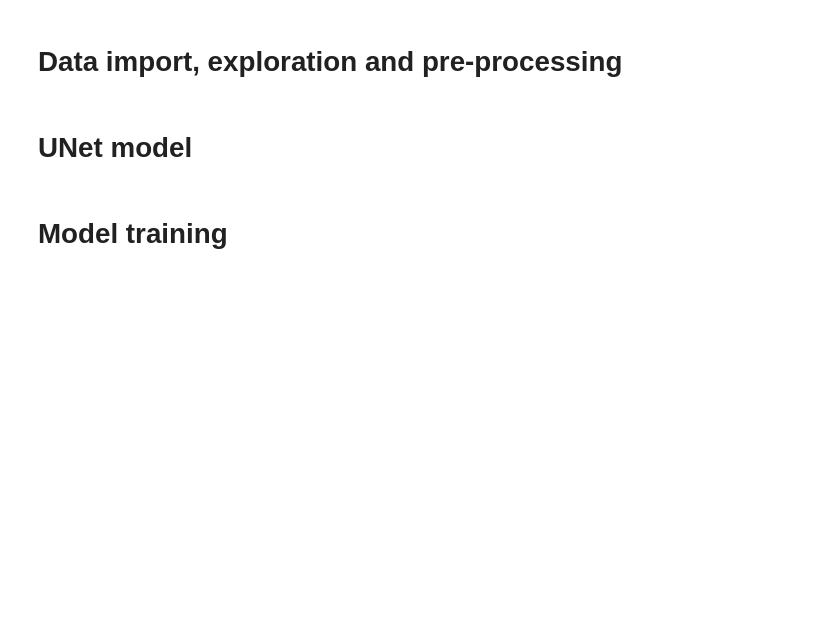
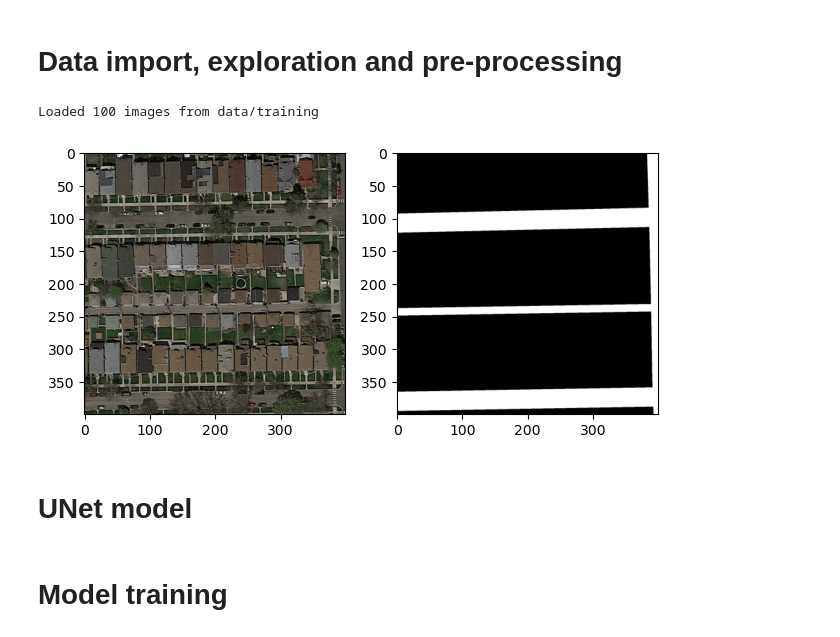
Before and after one commit to tudoroancea/ml-project-2-csevslerestedumonde, a Jupyter notebook: bruh.ipynb, the cells around one changed output. Drawn from its saved outputs; the diff is of its cells as text; code cells hidden in the pictures; blank space fills up the shorter version.

```diff
--- a/bruh.ipynb
+++ b/bruh.ipynb
@@ -72,14 +75,19 @@ class RoadsDataset(tdata.Dataset):
 # %%
-training_data = RoadsDataset(root="data/training", num_images=30)
+training_data = RoadsDataset(root="data/training", num_images=100)
 training_dataloader = tdata.DataLoader(training_data, batch_size=5, shuffle=True)
+# %% [output]
+Loaded 100 images from data/training
 # %%
-X, _ = training_data[0]
-X = X.to(device="cpu") / 255.0
-# plt.subplot(121)
-plt.imshow(torch.movedim(X, 0, 2))
-# plt.subplot(122)
-# plt.imshow(torch.movedim(Y,0,2), cmap="grayscale")
-# plt.tight_layout()
+index = torch.randint(0, len(training_data), (1,)).item()
+image = training_data.images[index].to(device="cpu")
+gt_image = training_data.gt_images[index].to(device="cpu")
+plt.subplot(121)
+plt.imshow(torch.movedim(image, 0, 2))
+plt.subplot(122)
+plt.imshow(torch.movedim(gt_image,0,2), cmap="gray")
+plt.tight_layout()
+# %% [output]
+[figure, added]
 # %% [markdown]
 # UNet model
 # %%
```
Also changed, not shown: parts of 3 cells of this notebook.
